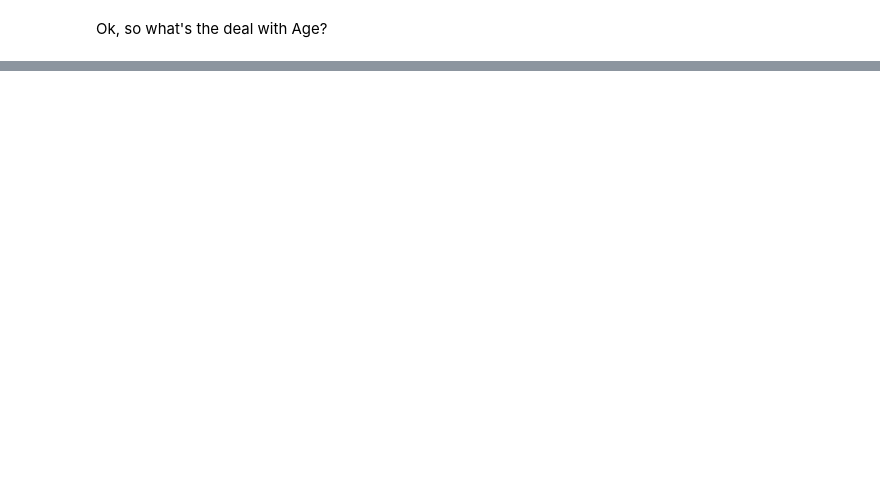
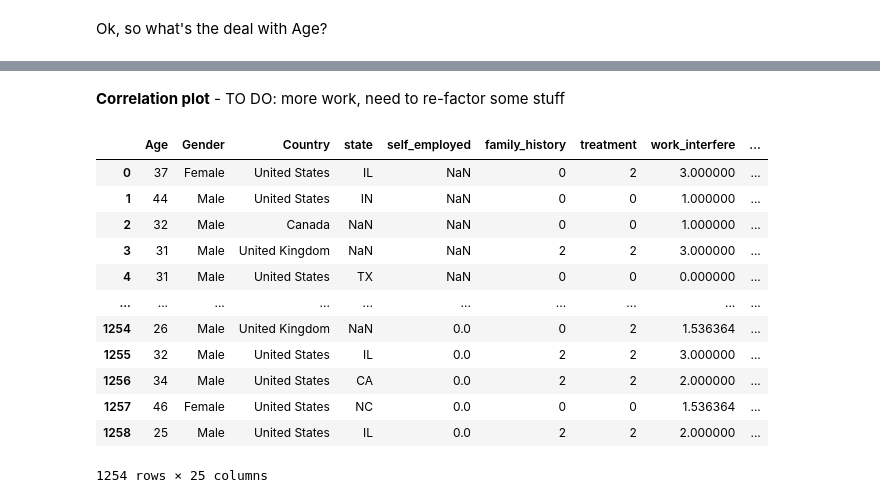
Before and after one commit to ElianaGrosof/health-in-tech, a Jupyter notebook: mental_analysis.ipynb, the cells around one changed output, grey strips where cells are left out. Drawn from its saved outputs; the diff is of its cells as text; code cells hidden in the pictures; blank space fills up the shorter version.

```diff
--- a/mental_analysis.ipynb
+++ b/mental_analysis.ipynb
@@ -354,0 +612,18 @@ Name: Gender, dtype: int64
+# %% [markdown]
+**Correlation plot** - TO DO: more work, need to re-factor some stuff
+# %%
+df
+# %% [output]
+|  | Age | Gender | Country | state | self_employed | family_history | treatment | work_interfere | ... |
+| 0 | 37 | Female | United States | IL | NaN | 0 | 2 | 3.000000 | ... |
+| 1 | 44 | Male | United States | IN | NaN | 0 | 0 | 1.000000 | ... |
+| 2 | 32 | Male | Canada | NaN | NaN | 0 | 0 | 1.000000 | ... |
+| 3 | 31 | Male | United Kingdom | NaN | NaN | 2 | 2 | 3.000000 | ... |
+| 4 | 31 | Male | United States | TX | NaN | 0 | 0 | 0.000000 | ... |
+| ... | ... | ... | ... | ... | ... | ... | ... | ... | ... |
+| 1254 | 26 | Male | United Kingdom | NaN | 0.0 | 0 | 2 | 1.536364 | ... |
+| 1255 | 32 | Male | United States | IL | 0.0 | 2 | 2 | 3.000000 | ... |
+| 1256 | 34 | Male | United States | CA | 0.0 | 2 | 2 | 2.000000 | ... |
+| 1257 | 46 | Female | United States | NC | 0.0 | 0 | 0 | 1.536364 | ... |
+| 1258 | 25 | Male | United States | IL | 0.0 | 2 | 2 | 2.000000 | ... |
+1254 rows × 25 columns
```
Also changed, not shown: parts of 34 cells of this notebook.
